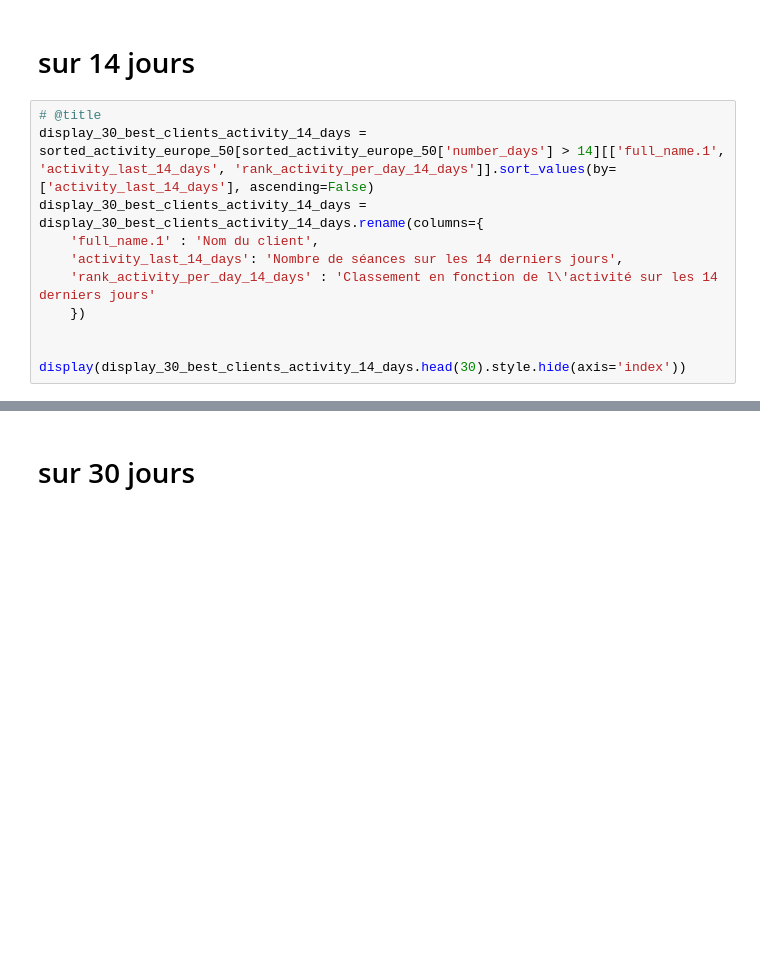
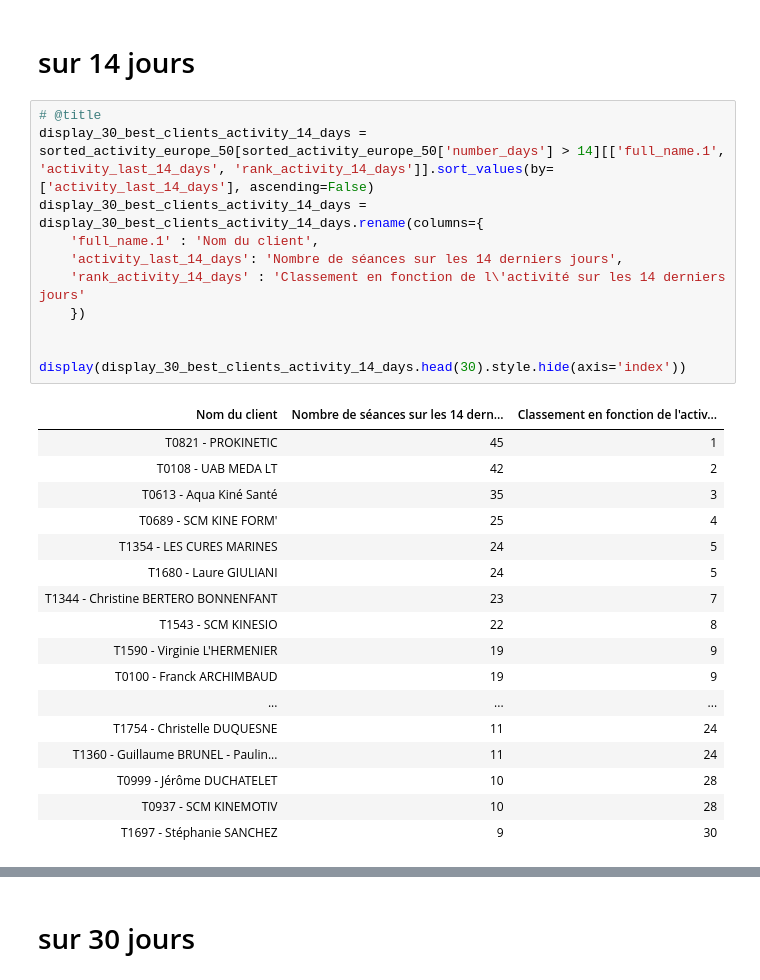
Before and after one commit to rascheiw/STENDO-activities, a Jupyter notebook: notebooks/STENDO_activités_tous_clients.ipynb, the cells around one changed output, grey strips where cells are left out. Saved outputs shown, nothing was run; the diff lists cells and outputs as text; blank space fills up the shorter version.

```diff
--- a/notebooks/STENDO_activités_tous_clients.ipynb
+++ b/notebooks/STENDO_activités_tous_clients.ipynb
@@ -414,15 +699,33 @@ _ = plt.xticks(rotation=90)
 # sur 14 jours
 # %%
 # @title
-display_30_best_clients_activity_14_days = sorted_activity_europe_50[sorted_activity_europe_50['number_days'] > 14][['full_name.1', 'activity_last_14_days', 'rank_activity_per_day_14_days']].sort_values(by=['activity_last_14_days'], ascending=False)
+display_30_best_clients_activity_14_days = sorted_activity_europe_50[sorted_activity_europe_50['number_days'] > 14][['full_name.1', 'activity_last_14_days', 'rank_activity_14_days']].sort_values(by=['activity_last_14_days'], ascending=False)
 display_30_best_clients_activity_14_days = display_30_best_clients_activity_14_days.rename(columns={
     'full_name.1' : 'Nom du client',
     'activity_last_14_days': 'Nombre de séances sur les 14 derniers jours',
-    'rank_activity_per_day_14_days' : 'Classement en fonction de l\'activité sur les 14 derniers jours'
+    'rank_activity_14_days' : 'Classement en fonction de l\'activité sur les 14 derniers jours'
     })
 
 
 display(display_30_best_clients_activity_14_days.head(30).style.hide(axis='index'))
+# %% [output]
+| Nom du client | Nombre de séances sur les 14 dern... | Classement en fonction de l'activ... |
+| T0821 - PROKINETIC | 45 | 1 |
+| T0108 - UAB MEDA LT | 42 | 2 |
+| T0613 - Aqua Kiné Santé | 35 | 3 |
+| T0689 - SCM KINE FORM' | 25 | 4 |
+| T1354 - LES CURES MARINES | 24 | 5 |
+| T1680 - Laure GIULIANI | 24 | 5 |
+| T1344 - Christine BERTERO BONNENFANT | 23 | 7 |
+| T1543 - SCM KINESIO | 22 | 8 |
+| T1590 - Virginie L'HERMENIER | 19 | 9 |
+| T0100 - Franck ARCHIMBAUD | 19 | 9 |
+| ... | ... | ... |
+| T1754 - Christelle DUQUESNE | 11 | 24 |
+| T1360 - Guillaume BRUNEL - Paulin... | 11 | 24 |
+| T0999 - Jérôme DUCHATELET | 10 | 28 |
+| T0937 - SCM KINEMOTIV | 10 | 28 |
+| T1697 - Stéphanie SANCHEZ | 9 | 30 |
 # %%
 # @title
 import matplotlib.pyplot as plt
```
Also changed, not shown: parts of 34 cells of this notebook, 3 other files.
